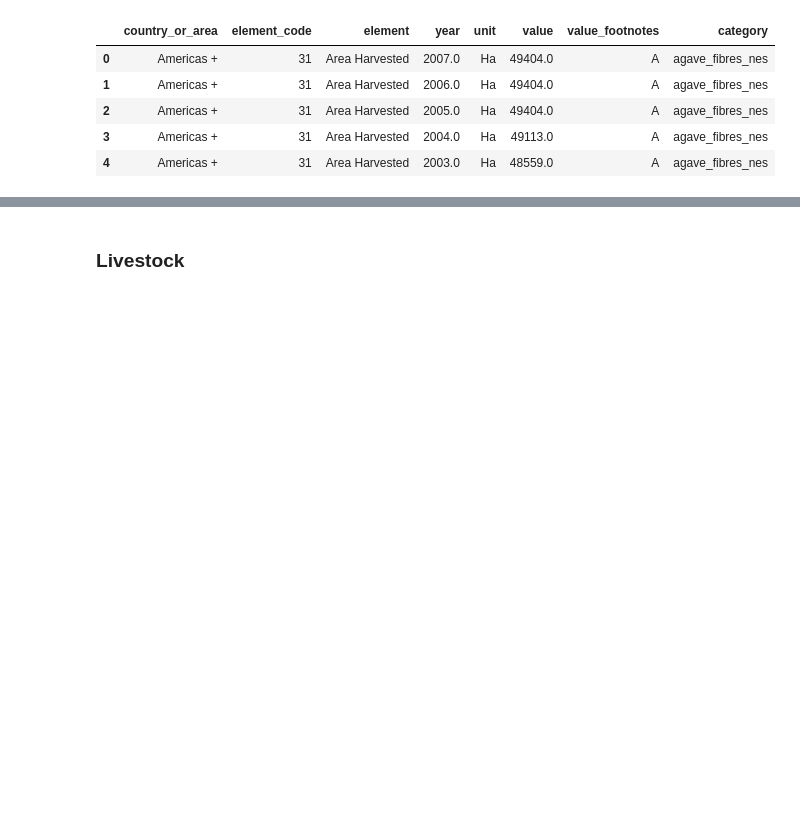
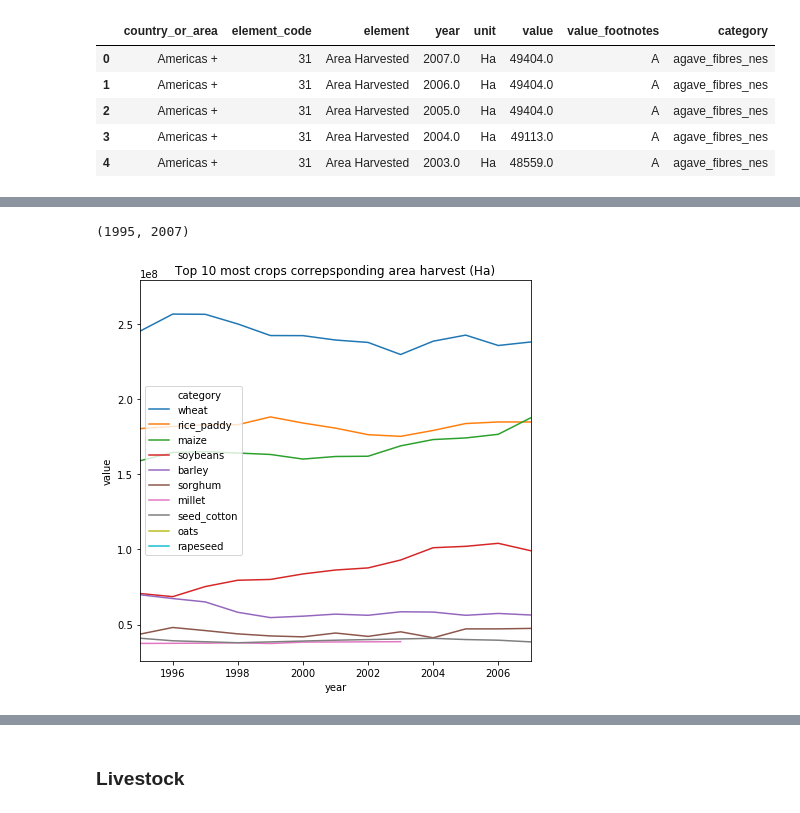
Before and after one commit to CeliaBenquet/Project_ADA, a Jupyter notebook: ada_project_true.ipynb, the cells around one changed output, grey strips where cells are left out. Cells and saved outputs as stored; diff of their text form; code cells hidden in the pictures; blank space fills up the shorter version.

```diff
--- a/ada_project_true.ipynb
+++ b/ada_project_true.ipynb
@@ -507,0 +679,6 @@ From investigation in `Crops.ipynb`, we describe each features of the dataFrame:
+# %%
+regions_prod = crops_prod.copy()
+regions_area = crops_area.copy()
+
+#area harvested for each country/region
+regions_area.groupby('country_or_area')["value"].sum().sort_values(ascending=False).to_frame()
@@ -507,0 +787,6 @@ From investigation in `Crops.ipynb`, we describe each features of the dataFrame:
+# %%
+category_area = crops_countries_area.copy()
+category_prod = crops_countries_prod.copy()
+
+#area harvested for each products for all countries
+category_area.groupby('category')["value"].sum().sort_values(ascending=False).to_frame().head(15)
@@ -507,0 +815,15 @@ From investigation in `Crops.ipynb`, we describe each features of the dataFrame:
+# %%
+crops_indiv_area = category_area.copy()
+crops_indiv_prod = category_prod.copy()
+
+#df with categories of products
+crops_totals_area = crops_indiv_area[[name.endswith('_total') | name.endswith('_eqv') \
+                                      | name.endswith('_equivalent') | name.endswith('_primary') \
+                                      for name in crops_indiv_area['category']]]
+crops_totals_prod = crops_indiv_prod[[name.endswith('_total') | name.endswith('_eqv') \
+                                      | name.endswith('_equivalent') | name.endswith('_primary') \
+                                      for name in crops_indiv_prod['category']]]
+
+#df with only individual products
+crops_indiv_area = crops_indiv_area.drop(crops_totals_area.index, axis=0)
+crops_indiv_prod = crops_indiv_prod.drop(crops_totals_prod.index, axis=0)
@@ -507,0 +847,17 @@ From investigation in `Crops.ipynb`, we describe each features of the dataFrame:
+# %%
+x = crops_indiv_area.groupby(['year','category'])['value']\
+                                                    .sum()\
+                                                    .sort_values(ascending =False)\
+                                                    .to_frame()[:350]\
+                                                    .reset_index()
+plt.figure(figsize=(7,7))
+
+
+ax = sns.lineplot(x="year", y="value", hue="category",
+                   data=x)
+
+ax.set_title('Top 10 most crops correpsponding area harvest (Ha)')
+ax.set_xlim([1995,2007])
+# %% [output]
+(1995, 2007)
+[figure, added]
```
Also changed, not shown: parts of 46 cells of this notebook.
